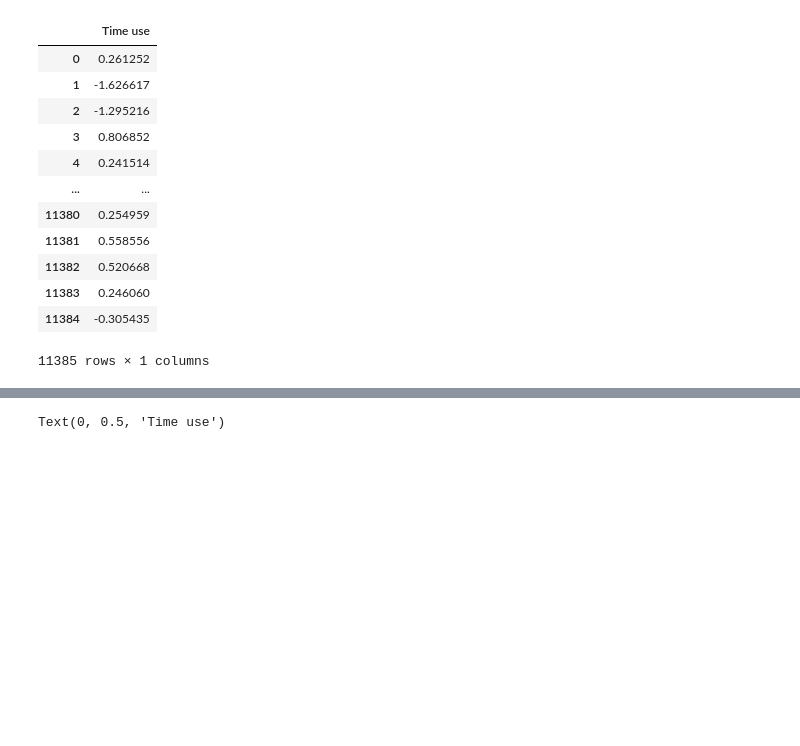
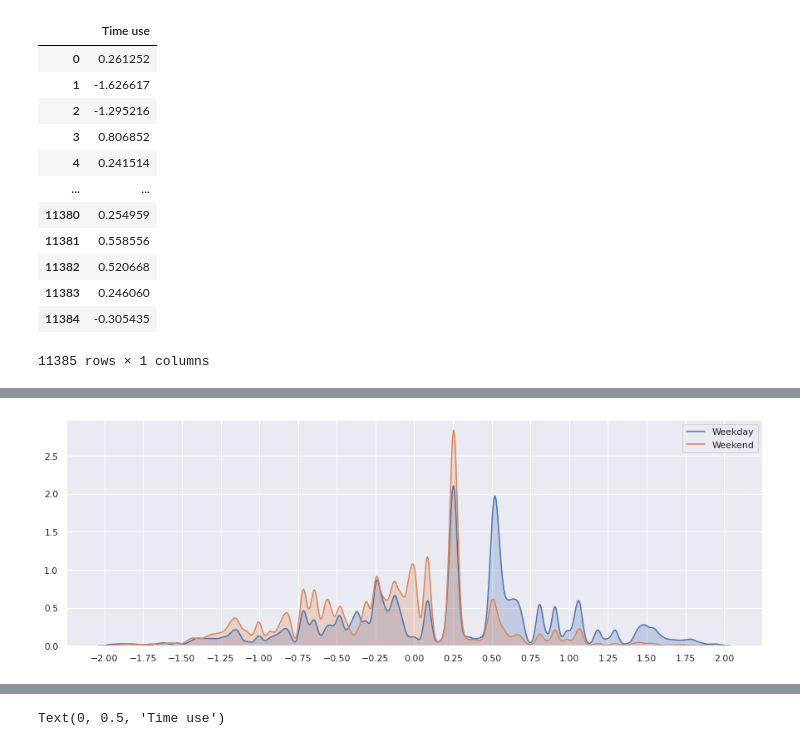
Before and after one commit to yaniv256/VAEs-in-Economics, a Jupyter notebook: Notebooks/Demographic_Data_ATUS_2013.ipynb, the cells around one changed output, grey strips where cells are left out. Drawn from its saved outputs; the diff is of its cells as text; code cells hidden in the pictures; blank space fills up the shorter version.

```diff
--- a/Notebooks/Demographic_Data_ATUS_2013.ipynb
+++ b/Notebooks/Demographic_Data_ATUS_2013.ipynb
@@ -629,0 +639,20 @@ numpy.ndarray
+# %%
+import seaborn as sns
+
+fig, ax = plt.subplots(figsize=(15, 5))
+
+sns.kdeplot(encoded_timeuse[np.all([diaryDay.Sunday.values == 0,
+                                    diaryDay.Saturday.values == 0],axis=0)].values.flatten(),
+             label = 'Weekday', shade= True, bw=0.02, gridsize= 1000 , clip = (-2,2))
+
+sns.kdeplot(encoded_timeuse[np.any([diaryDay.Sunday.values == 1,
+                                    diaryDay.Saturday.values == 1],axis=0)].values.flatten(),
+             label = 'Weekend', shade= True, bw=0.02, gridsize= 1000 , clip = (-2,2))
+
+
+plt.grid(True)
+ax.set_xticks(np.linspace(-2,2,17))
+plt.legend(loc='upper right')
+plt.show()
+# %% [output]
+[figure, added]
```
Also changed, not shown: parts of 14 cells of this notebook.
